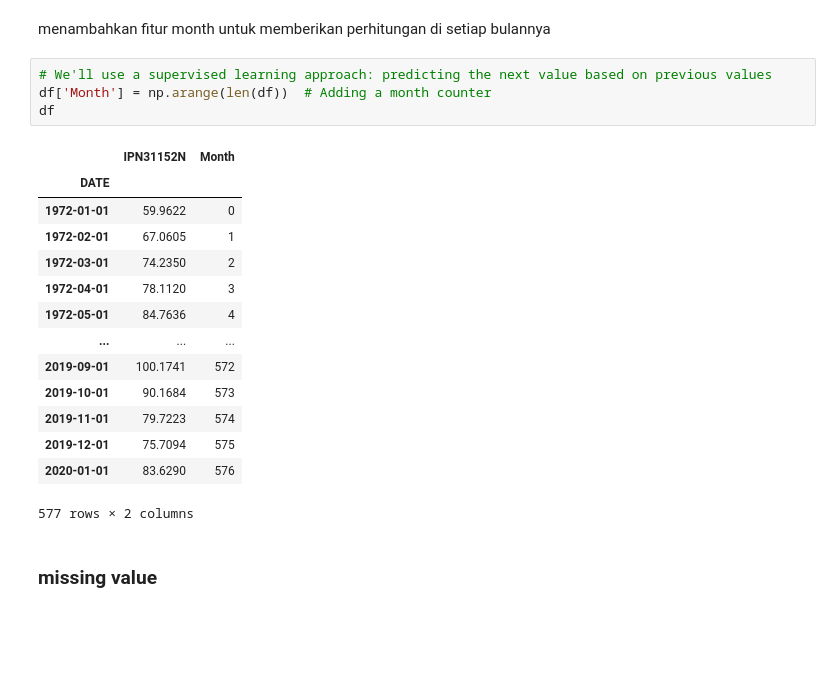
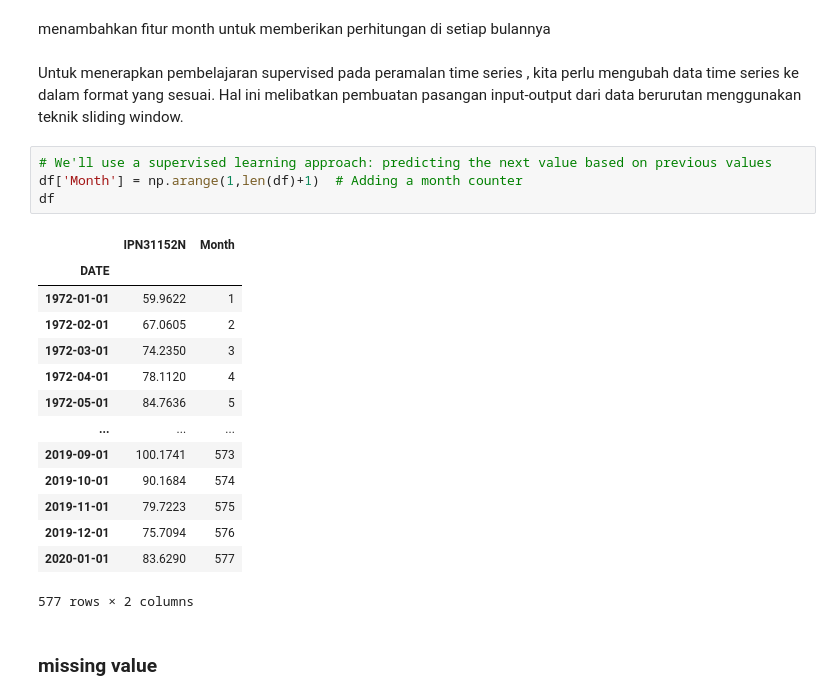
Before and after one commit to zulfalaila/psd_uts, a Jupyter notebook: UTS_PSD.ipynb, the cells around one changed output. Cells and saved outputs as stored; diff of their text form; blank space fills up the shorter version.

```diff
--- a/UTS_PSD.ipynb
+++ b/UTS_PSD.ipynb
@@ -53,24 +56,26 @@ df
 ### menambahkan fitur
 # %% [markdown]
 menambahkan fitur month untuk memberikan perhitungan di setiap bulannya
+# %% [markdown]
+Untuk menerapkan pembelajaran supervised pada peramalan time series , kita perlu mengubah data time series ke dalam format yang sesuai. Hal ini melibatkan pembuatan pasangan input-output dari data berurutan menggunakan teknik sliding window.
 # %%
 # We'll use a supervised learning approach: predicting the next value based on previous values
-df['Month'] = np.arange(len(df))  # Adding a month counter
+df['Month'] = np.arange(1,len(df)+1)  # Adding a month counter
 df
 # %% [output]
 |  | IPN31152N | Month |
 | DATE |  |  |
-| 1972-01-01 | 59.9622 | 0 |
-| 1972-02-01 | 67.0605 | 1 |
-| 1972-03-01 | 74.2350 | 2 |
-| 1972-04-01 | 78.1120 | 3 |
-| 1972-05-01 | 84.7636 | 4 |
+| 1972-01-01 | 59.9622 | 1 |
+| 1972-02-01 | 67.0605 | 2 |
+| 1972-03-01 | 74.2350 | 3 |
+| 1972-04-01 | 78.1120 | 4 |
+| 1972-05-01 | 84.7636 | 5 |
 | ... | ... | ... |
-| 2019-09-01 | 100.1741 | 572 |
-| 2019-10-01 | 90.1684 | 573 |
-| 2019-11-01 | 79.7223 | 574 |
-| 2019-12-01 | 75.7094 | 575 |
-| 2020-01-01 | 83.6290 | 576 |
+| 2019-09-01 | 100.1741 | 573 |
+| 2019-10-01 | 90.1684 | 574 |
+| 2019-11-01 | 79.7223 | 575 |
+| 2019-12-01 | 75.7094 | 576 |
+| 2020-01-01 | 83.6290 | 577 |
 577 rows × 2 columns
 # %% [markdown]
 ### missing value
```
Also changed, not shown: parts of 16 cells of this notebook, 1 other file.
